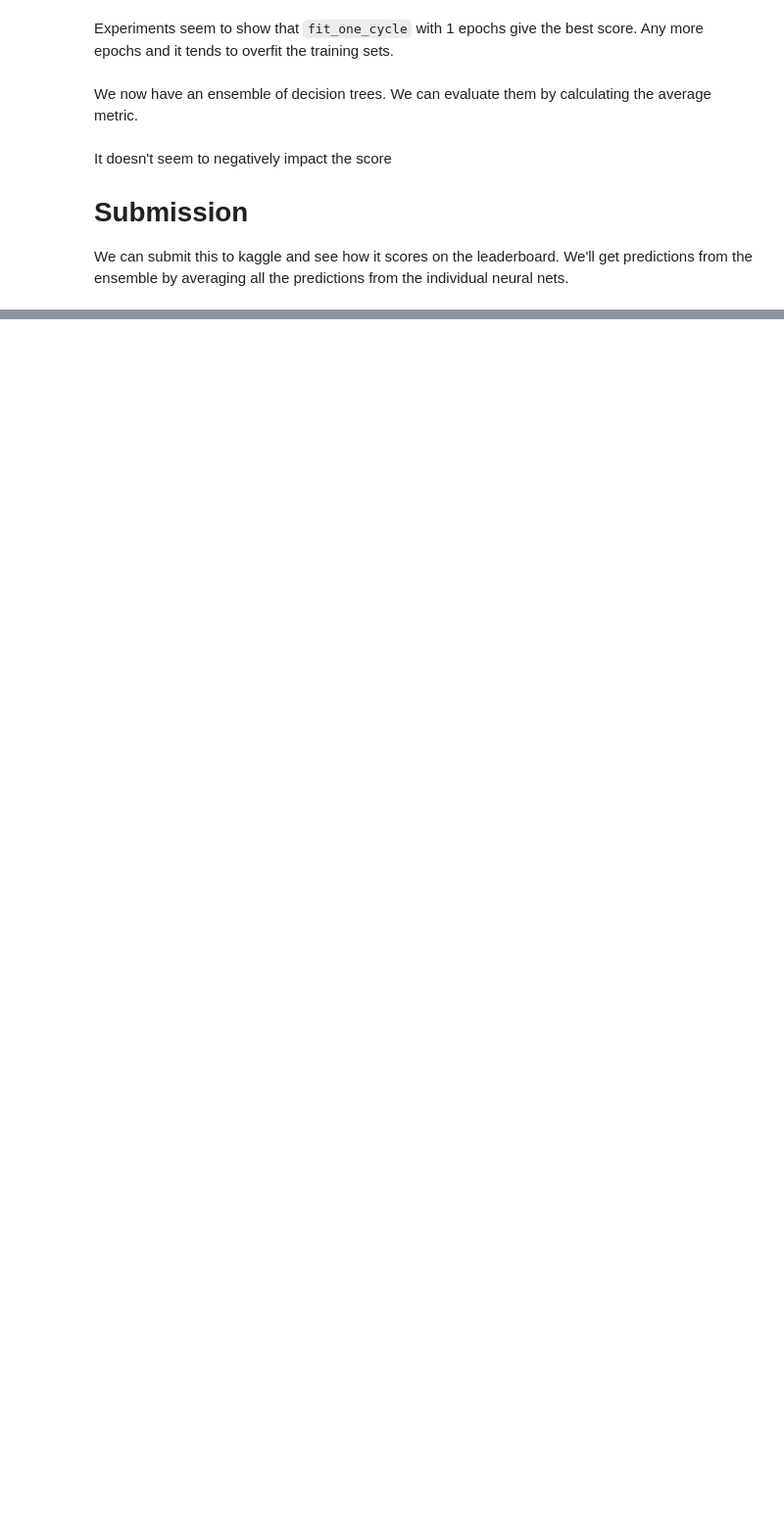
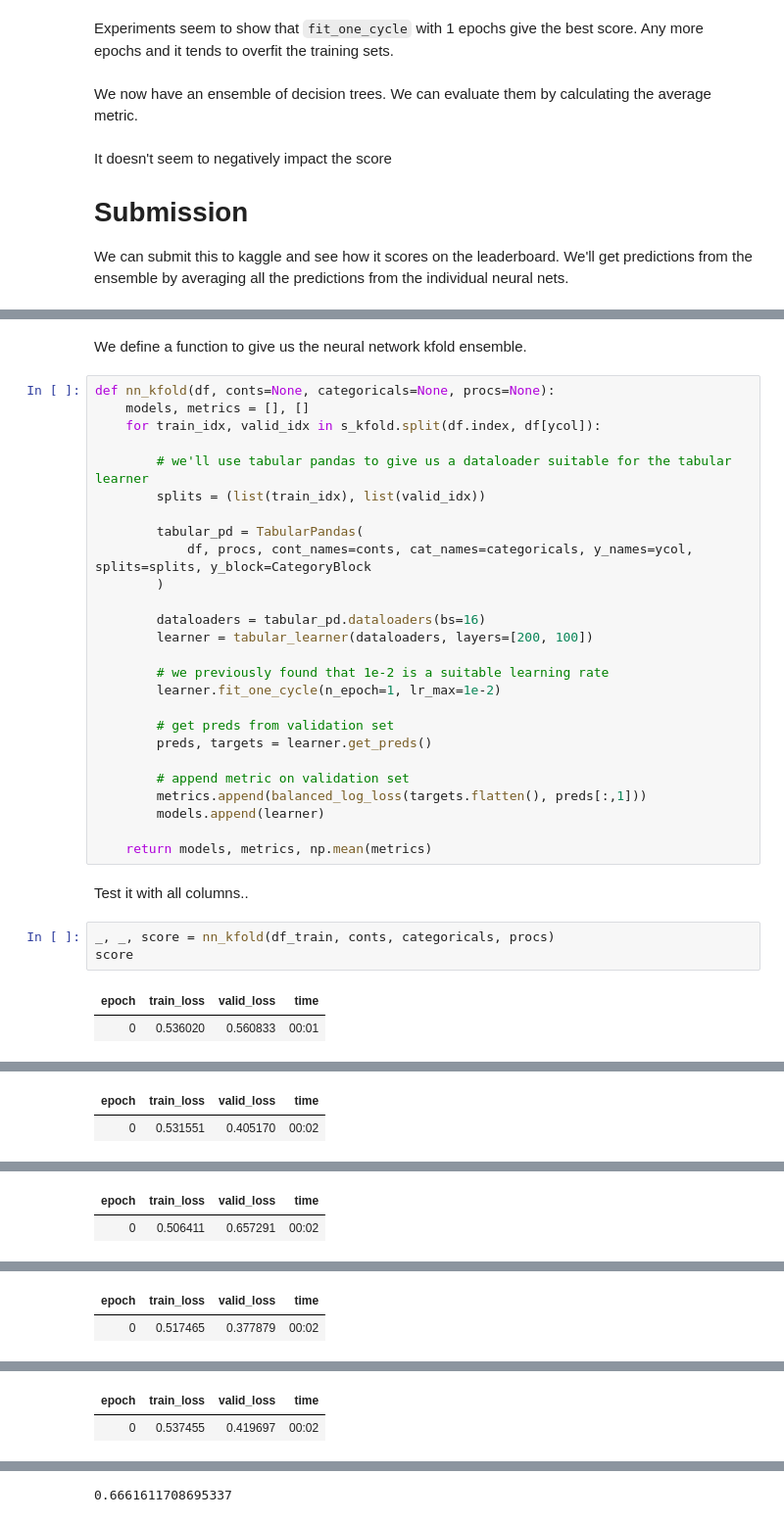
Before and after one commit to programmer-ke/icr-age-related-kaggle-competition, a Jupyter notebook: notebooks/kfold-rf-nn-ensemble.ipynb, the cells around one changed output, grey strips where cells are left out. Shown at 98% size. Saved outputs shown, nothing was run; the diff lists cells and outputs as text; blank space fills up the shorter version.

```diff
--- a/notebooks/nn-kfold.ipynb
+++ b/notebooks/kfold-rf-nn-ensemble.ipynb
@@ -279,0 +288,36 @@ This one scored 0.33, our best yet.
+# %% [markdown]
+We define a function to give us the neural network kfold ensemble.
+# %%
+def nn_kfold(df, conts=None, categoricals=None, procs=None):
+    models, metrics = [], []
+    for train_idx, valid_idx in s_kfold.split(df.index, df[ycol]):
+
+        # we'll use tabular pandas to give us a dataloader suitable for the tabular learner
+        splits = (list(train_idx), list(valid_idx))
+
+        tabular_pd = TabularPandas(
+            df, procs, cont_names=conts, cat_names=categoricals, y_names=ycol, splits=splits, y_block=CategoryBlock
+        )
+
+        dataloaders = tabular_pd.dataloaders(bs=16)
+        learner = tabular_learner(dataloaders, layers=[200, 100])
+
+        # we previously found that 1e-2 is a suitable learning rate
+        learner.fit_one_cycle(n_epoch=1, lr_max=1e-2)
+
+        # get preds from validation set
+        preds, targets = learner.get_preds()
+
+        # append metric on validation set
+        metrics.append(balanced_log_loss(targets.flatten(), preds[:,1]))
+        models.append(learner)
+
+    return models, metrics, np.mean(metrics)
+# %% [markdown]
+Test it with all columns..
+# %%
+_, _, score = nn_kfold(df_train, conts, categoricals, procs)
+score
+# %% [output]
+| epoch | train_loss | valid_loss | time |
+| 0 | 0.536020 | 0.560833 | 00:01 |
@@ -279,0 +325,2 @@ This one scored 0.33, our best yet.
+| epoch | train_loss | valid_loss | time |
+| 0 | 0.531551 | 0.405170 | 00:02 |
@@ -279,0 +328,2 @@ This one scored 0.33, our best yet.
+| epoch | train_loss | valid_loss | time |
+| 0 | 0.506411 | 0.657291 | 00:02 |
@@ -279,0 +331,2 @@ This one scored 0.33, our best yet.
+| epoch | train_loss | valid_loss | time |
+| 0 | 0.517465 | 0.377879 | 00:02 |
@@ -279,0 +334,2 @@ This one scored 0.33, our best yet.
+| epoch | train_loss | valid_loss | time |
+| 0 | 0.537455 | 0.419697 | 00:02 |
@@ -279,0 +337 @@ This one scored 0.33, our best yet.
+0.6661611708695337
```
Also changed, not shown: parts of 24 cells of this notebook.
